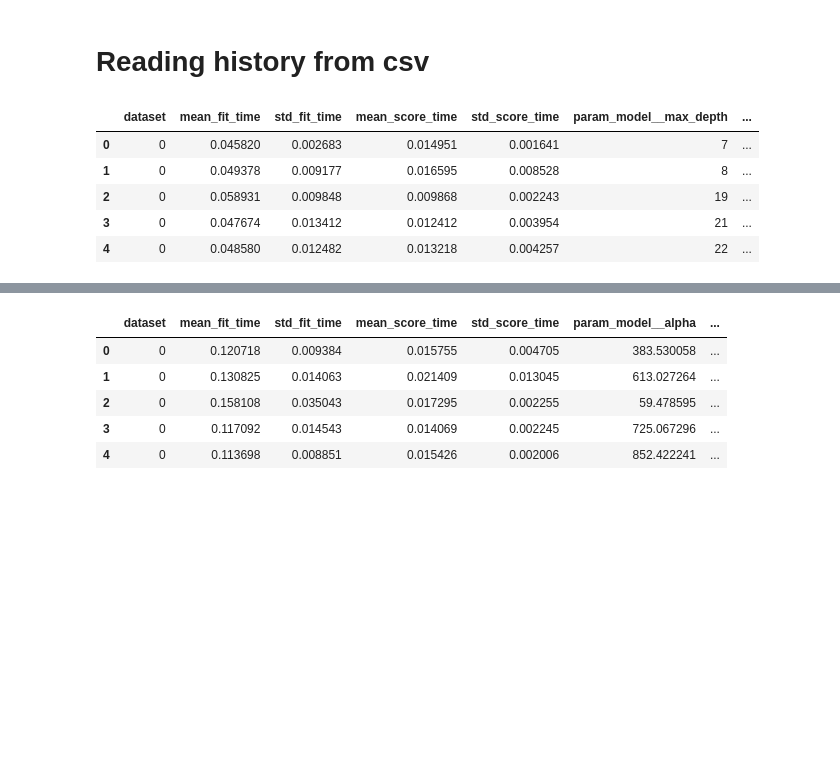
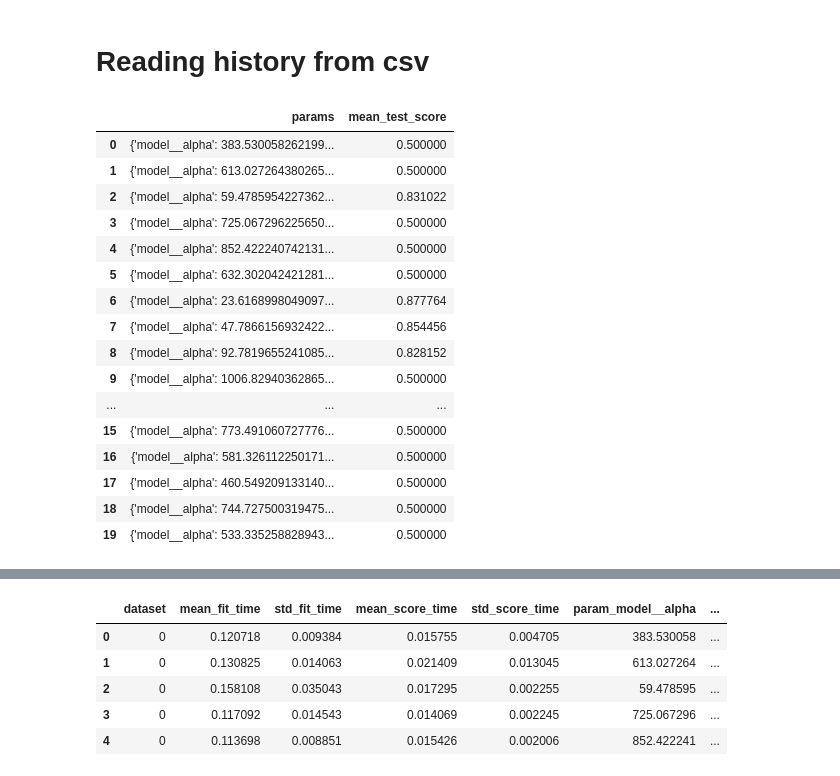
Before and after one commit to UserKrzysztof/AutoML-project1-tunability, a Jupyter notebook: code/first_approach.ipynb, the cells around one changed output, grey strips where cells are left out. Cells and saved outputs as stored; diff of their text form; code cells hidden in the pictures; blank space fills up the shorter version.

```diff
--- a/code/first_approach.ipynb
+++ b/code/first_approach.ipynb
@@ -206,15 +210,28 @@ for i, df in enumerate(history_datasets):
 history_DecisionTree = pd.read_csv('../history/history_dataset_DecisionTree.csv')
 history_RandomForest = pd.read_csv('../history/history_dataset_RandomForest.csv')
 history_XGBoost = pd.read_csv('../history/history_dataset_XGBoost.csv')
-# %%
-history_DecisionTree.head()
-# %% [output]
-|  | dataset | mean_fit_time | std_fit_time | mean_score_time | std_score_time | param_model__max_depth | ... |
-| 0 | 0 | 0.045820 | 0.002683 | 0.014951 | 0.001641 | 7 | ... |
-| 1 | 0 | 0.049378 | 0.009177 | 0.016595 | 0.008528 | 8 | ... |
-| 2 | 0 | 0.058931 | 0.009848 | 0.009868 | 0.002243 | 19 | ... |
-| 3 | 0 | 0.047674 | 0.013412 | 0.012412 | 0.003954 | 21 | ... |
-| 4 | 0 | 0.048580 | 0.012482 | 0.013218 | 0.004257 | 22 | ... |
+# %%
+pd.set_option('display.max_colwidth', None)
+
+history_XGBoost[['params', 'mean_test_score']].head(20)
+# %% [output]
+|  | params | mean_test_score |
+| 0 | {'model__alpha': 383.530058262199... | 0.500000 |
+| 1 | {'model__alpha': 613.027264380265... | 0.500000 |
+| 2 | {'model__alpha': 59.4785954227362... | 0.831022 |
+| 3 | {'model__alpha': 725.067296225650... | 0.500000 |
+| 4 | {'model__alpha': 852.422240742131... | 0.500000 |
+| 5 | {'model__alpha': 632.302042421281... | 0.500000 |
+| 6 | {'model__alpha': 23.6168998049097... | 0.877764 |
+| 7 | {'model__alpha': 47.7866156932422... | 0.854456 |
+| 8 | {'model__alpha': 92.7819655241085... | 0.828152 |
+| 9 | {'model__alpha': 1006.82940362865... | 0.500000 |
+| ... | ... | ... |
+| 15 | {'model__alpha': 773.491060727776... | 0.500000 |
+| 16 | {'model__alpha': 581.326112250171... | 0.500000 |
+| 17 | {'model__alpha': 460.549209133140... | 0.500000 |
+| 18 | {'model__alpha': 744.727500319475... | 0.500000 |
+| 19 | {'model__alpha': 533.335258828943... | 0.500000 |
 # %%
 history_DecisionTree.shape
 # %% [output]
```
Also changed, not shown: parts of 15 cells of this notebook, 3 other files.
